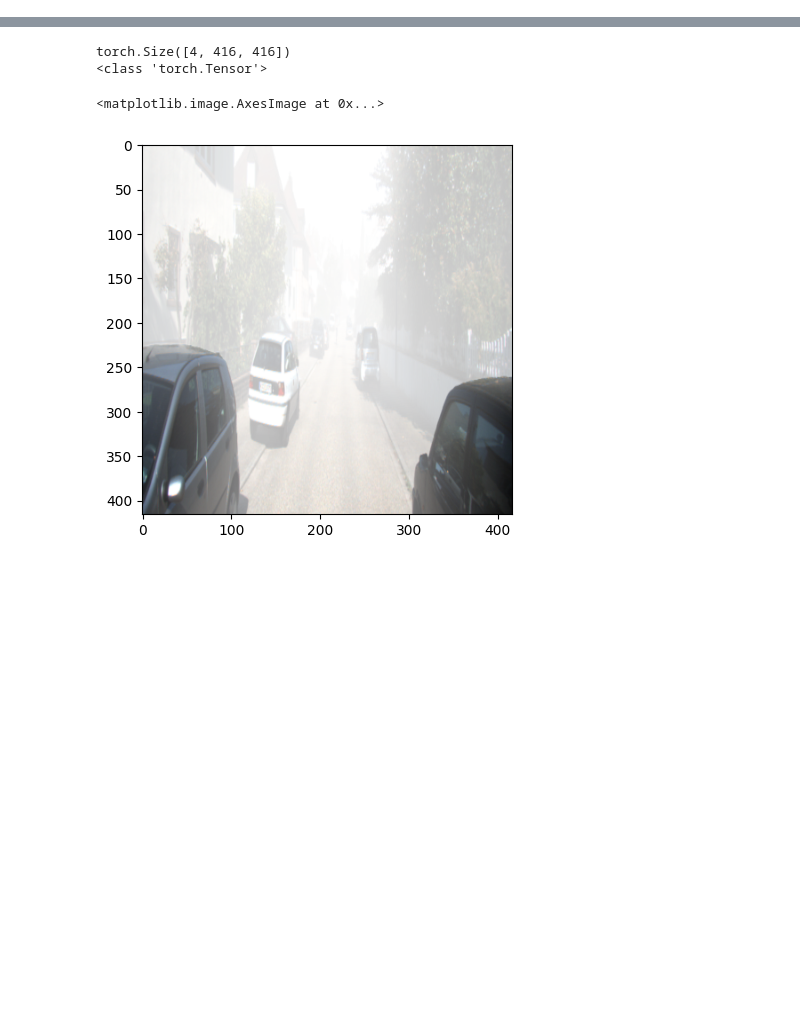
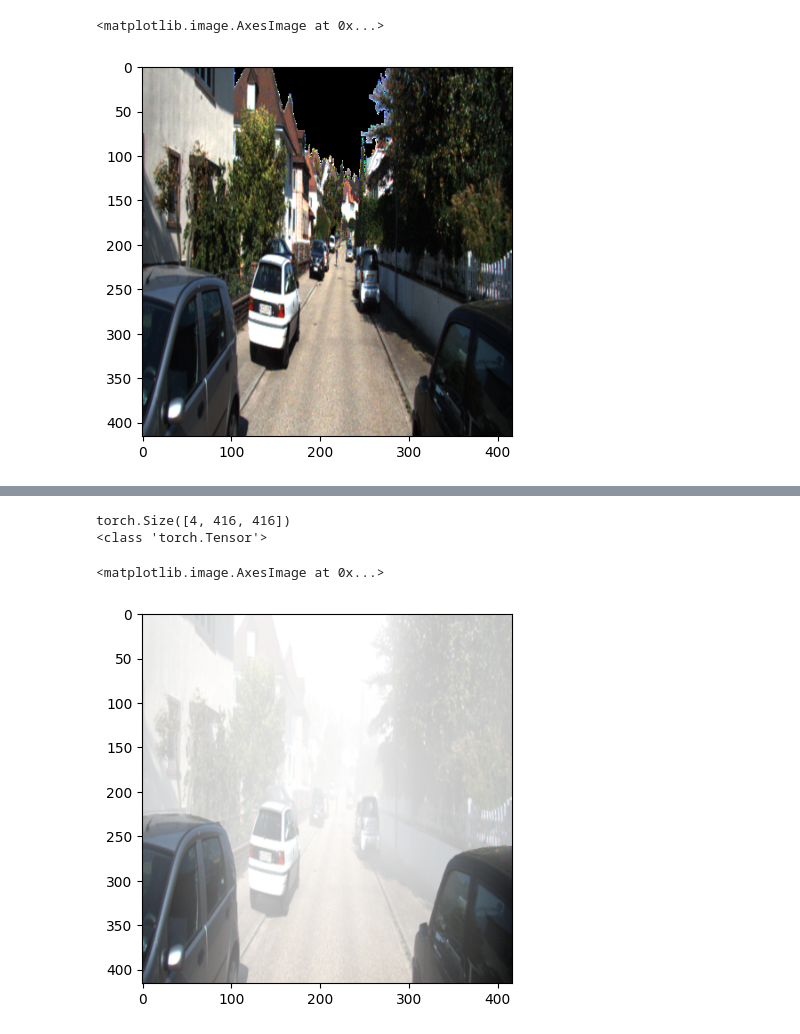
Before and after one commit to gkmocastro/rgbd-yolov2, a Jupyter notebook: test_nb.ipynb, the cells around one changed output, grey strips where cells are left out. Saved outputs shown, nothing was run; the diff lists cells and outputs as text; code cells hidden in the pictures; blank space fills up the shorter version.

Commit message:
teste do dataset q ta com ceu bugado

```diff
--- a/test_nb.ipynb
+++ b/test_nb.ipynb
@@ -43,7 +41,8 @@ print(f"Using Device {DEVICE}")
 # model.to(DEVICE)
 
 model = model_builder(num_classes=NUM_CLASSES, model_type=MODEL_TYPE, fuse_layer=FUSE_LAYER)
-model.load("models/rgbd_99.pth")
+model.load("models/anythingv2_best.pth")
+model.to("cpu")
 
 loss_fn = ln.network.loss.RegionLoss(
     num_classes= model.num_classes,
@@ -57,9 +56,9 @@ test_transforms = transforms.Compose([
 ])
 
 test_dataset = YoloDarknetDataset(
-    images_dir=TEST_IMG_DIR,
-    depth_dir=TEST_DEPTH_DIR,
-    labels_dir=TEST_LABEL_DIR,
+    images_dir="data/image_splits/test/images",
+    depth_dir="data/Depth_anything_v2/test/depth",
+    labels_dir="data/image_splits/test/labels",
     classes=["Cyclist", "Pedestrian", "Car"],
     transform=test_transforms,
     model_type=MODEL_TYPE
@@ -102,0 +100,26 @@ torch.Size([1, 40, 13, 13])
+# %%
+from PIL import Image
+import matplotlib.pyplot as plt
+
+train_transforms = transforms.Compose([
+    transforms.Resize((416, 416)),
+    transforms.ToTensor()
+])
+
+inv_transforms = transforms.Compose([
+    transforms.Resize((375, 1242)),
+    transforms.ToPILImage()
+])
+
+
+index = 3
+
+model.eval()
+model.to("cpu")
+
+# Load image and ground truth
+image, target = test_dataset[index]
+target = target["boxes"]
+#image = image.to("cpu").unsqueeze(0)  # Add batch dimension
+ground_truth_boxes = target[:, 1:]  # Get the ground truth bounding boxes
+ground_truth_classes = target[:, 0].int()  # Get the ground truth class IDs
@@ -102,0 +144,5 @@ torch.Size([1, 40, 13, 13])
+# %%
+plt.imshow(image[0:3, :, :].permute(1,2,0))
+# %% [output]
+<matplotlib.image.AxesImage at 0x...>
+[figure, added]
```
Also changed, not shown: parts of 29 cells of this notebook, 1 other file.
